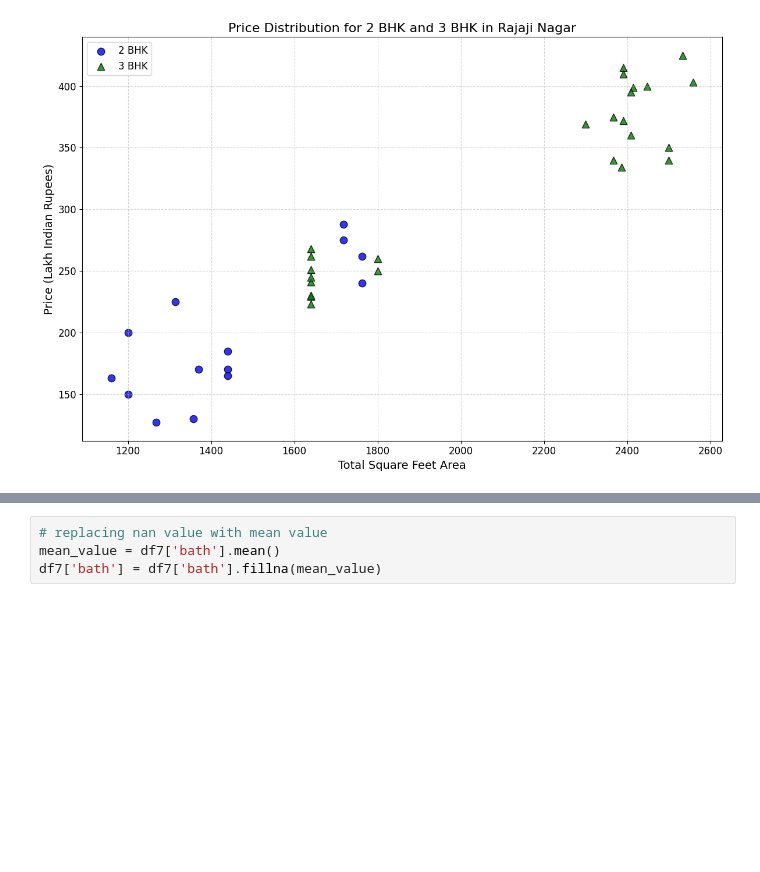
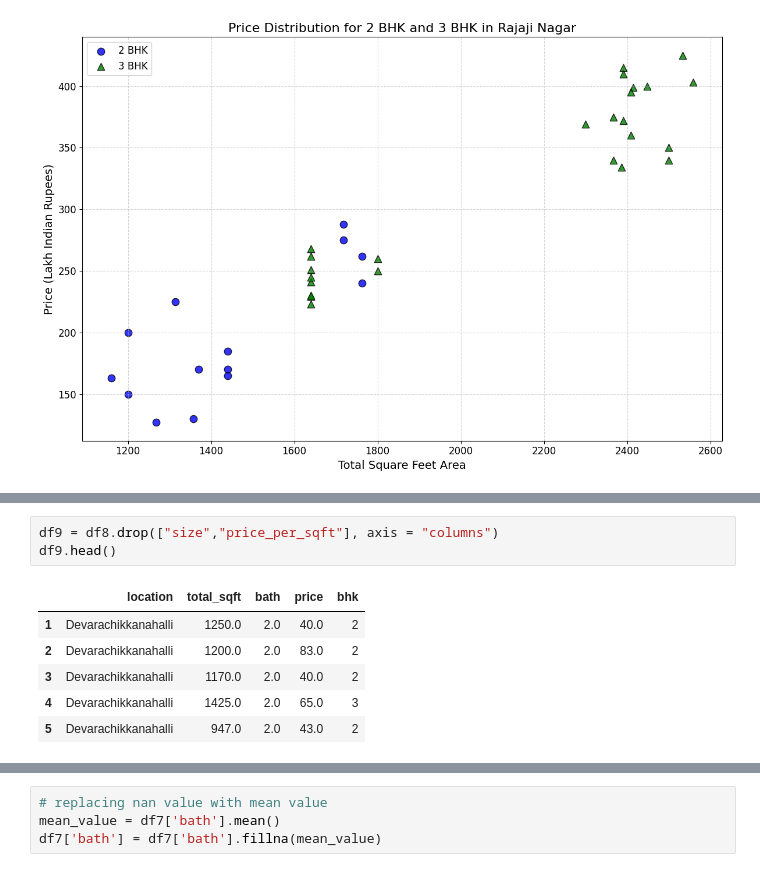
Before and after one commit to Ankushsaini90/Banglore_house_price_predction, a Jupyter notebook: Banglore_price.ipynb, the cells around one changed output, grey strips where cells are left out. Saved outputs shown, nothing was run; the diff lists cells and outputs as text; blank space fills up the shorter version.

```diff
--- a/Banglore_price.ipynb
+++ b/Banglore_price.ipynb
@@ -606,2 +694,12 @@ plt.show()
+# %%
+df9 = df8.drop(["size","price_per_sqft"], axis = "columns")
+df9.head()
+# %% [output]
+|  | location | total_sqft | bath | price | bhk |
+| 1 | Devarachikkanahalli | 1250.0 | 2.0 | 40.0 | 2 |
+| 2 | Devarachikkanahalli | 1200.0 | 2.0 | 83.0 | 2 |
+| 3 | Devarachikkanahalli | 1170.0 | 2.0 | 40.0 | 2 |
+| 4 | Devarachikkanahalli | 1425.0 | 2.0 | 65.0 | 3 |
+| 5 | Devarachikkanahalli | 947.0 | 2.0 | 43.0 | 2 |
 # %%
 df7.isnull().sum()
```
Also changed, not shown: parts of 12 cells of this notebook.
